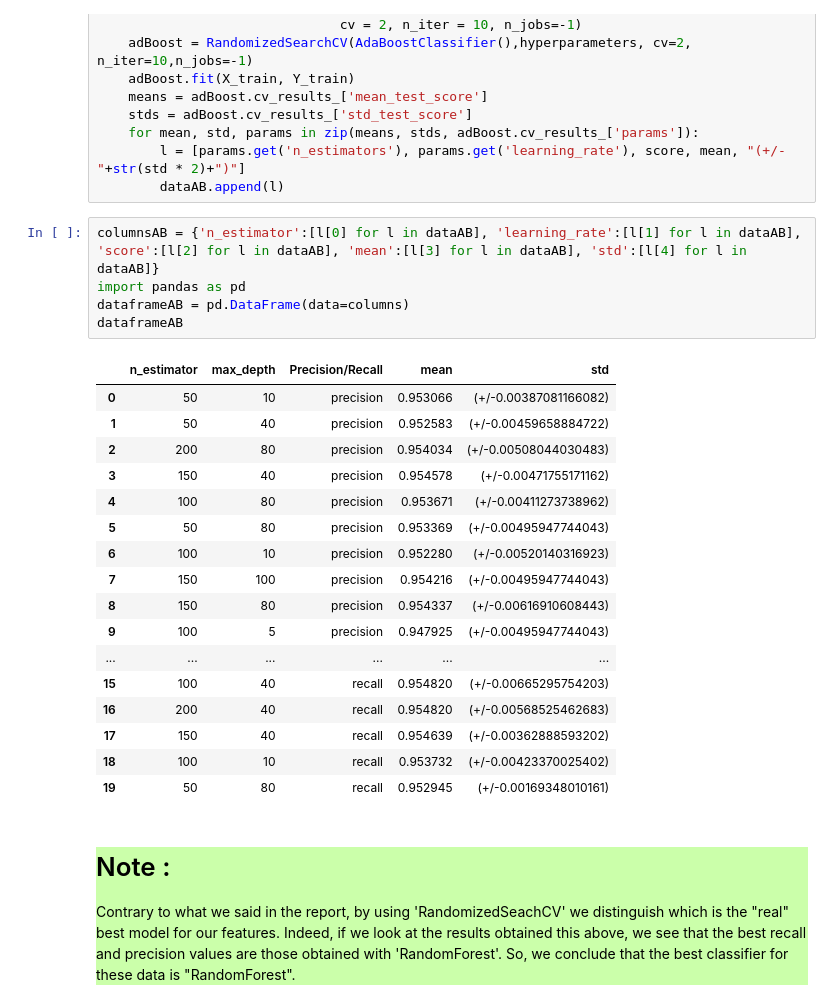
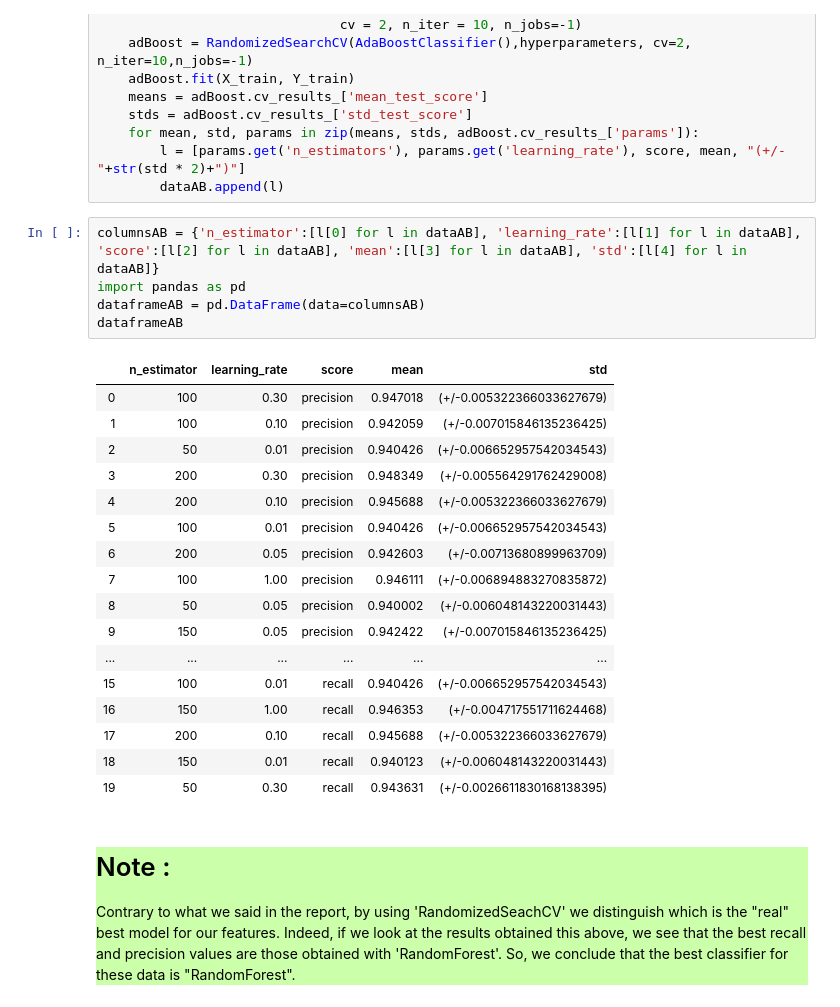
Before and after one commit to PhamAlexT/MOSQUITO, a Jupyter notebook: starting_kit/README_{model}.ipynb, the cells around one changed output. Cells and saved outputs as stored; diff of their text form.

```diff
--- a/starting_kit/README_{model}.ipynb
+++ b/starting_kit/README_{model}.ipynb
@@ -660,26 +655,26 @@ for score in scores:
 # %%
 columnsAB = {'n_estimator':[l[0] for l in dataAB], 'learning_rate':[l[1] for l in dataAB], 'score':[l[2] for l in dataAB], 'mean':[l[3] for l in dataAB], 'std':[l[4] for l in dataAB]}
 import pandas as pd
-dataframeAB = pd.DataFrame(data=columns)
+dataframeAB = pd.DataFrame(data=columnsAB)
 dataframeAB
 # %% [output]
-|  | n_estimator | max_depth | Precision/Recall | mean | std |
-| 0 | 50 | 10 | precision | 0.953066 | (+/-0.00387081166082) |
-| 1 | 50 | 40 | precision | 0.952583 | (+/-0.00459658884722) |
-| 2 | 200 | 80 | precision | 0.954034 | (+/-0.00508044030483) |
-| 3 | 150 | 40 | precision | 0.954578 | (+/-0.00471755171162) |
-| 4 | 100 | 80 | precision | 0.953671 | (+/-0.00411273738962) |
-| 5 | 50 | 80 | precision | 0.953369 | (+/-0.00495947744043) |
-| 6 | 100 | 10 | precision | 0.952280 | (+/-0.00520140316923) |
-| 7 | 150 | 100 | precision | 0.954216 | (+/-0.00495947744043) |
-| 8 | 150 | 80 | precision | 0.954337 | (+/-0.00616910608443) |
-| 9 | 100 | 5 | precision | 0.947925 | (+/-0.00495947744043) |
+|  | n_estimator | learning_rate | score | mean | std |
+| 0 | 100 | 0.30 | precision | 0.947018 | (+/-0.005322366033627679) |
+| 1 | 100 | 0.10 | precision | 0.942059 | (+/-0.007015846135236425) |
+| 2 | 50 | 0.01 | precision | 0.940426 | (+/-0.006652957542034543) |
+| 3 | 200 | 0.30 | precision | 0.948349 | (+/-0.005564291762429008) |
+| 4 | 200 | 0.10 | precision | 0.945688 | (+/-0.005322366033627679) |
+| 5 | 100 | 0.01 | precision | 0.940426 | (+/-0.006652957542034543) |
+| 6 | 200 | 0.05 | precision | 0.942603 | (+/-0.00713680899963709) |
+| 7 | 100 | 1.00 | precision | 0.946111 | (+/-0.006894883270835872) |
+| 8 | 50 | 0.05 | precision | 0.940002 | (+/-0.006048143220031443) |
+| 9 | 150 | 0.05 | precision | 0.942422 | (+/-0.007015846135236425) |
 | ... | ... | ... | ... | ... | ... |
-| 15 | 100 | 40 | recall | 0.954820 | (+/-0.00665295754203) |
-| 16 | 200 | 40 | recall | 0.954820 | (+/-0.00568525462683) |
-| 17 | 150 | 40 | recall | 0.954639 | (+/-0.00362888593202) |
-| 18 | 100 | 10 | recall | 0.953732 | (+/-0.00423370025402) |
-| 19 | 50 | 80 | recall | 0.952945 | (+/-0.00169348010161) |
+| 15 | 100 | 0.01 | recall | 0.940426 | (+/-0.006652957542034543) |
+| 16 | 150 | 1.00 | recall | 0.946353 | (+/-0.004717551711624468) |
+| 17 | 200 | 0.10 | recall | 0.945688 | (+/-0.005322366033627679) |
+| 18 | 150 | 0.01 | recall | 0.940123 | (+/-0.006048143220031443) |
+| 19 | 50 | 0.30 | recall | 0.943631 | (+/-0.0026611830168138395) |
 # %% [markdown]
 
 <div style="background:#CBFFAA">
```
Also changed, not shown: parts of 24 cells of this notebook.
